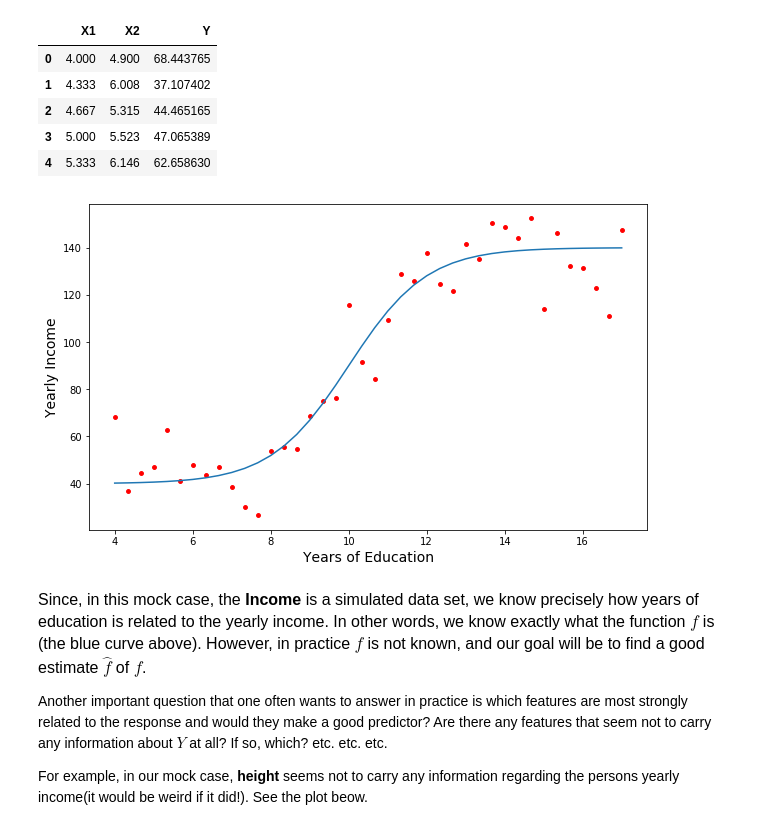
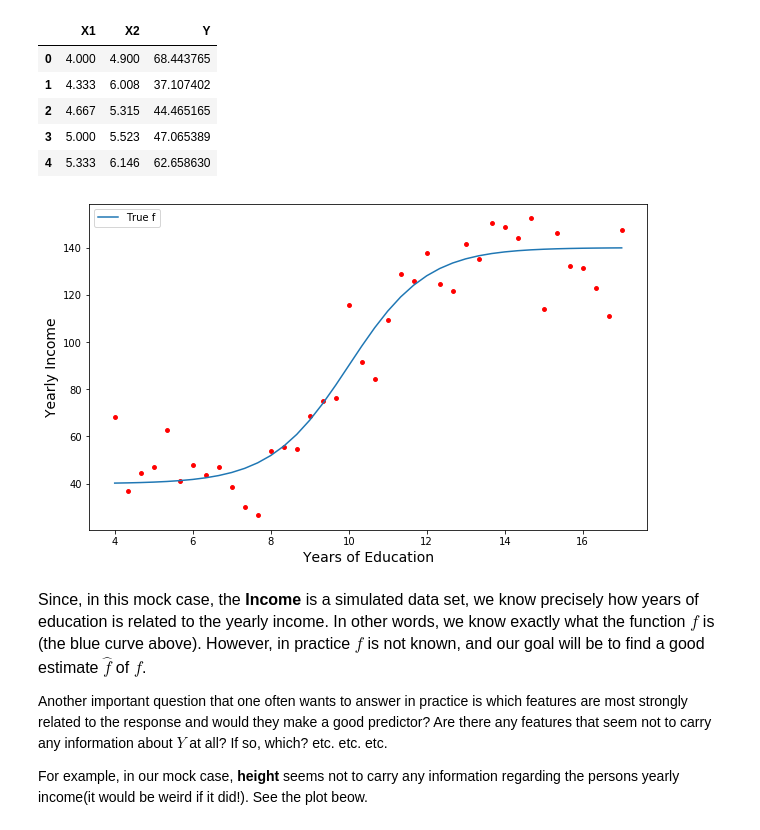
Before and after one commit to jkstarling/MA477-copy, a Jupyter notebook: MA477 - Theory and Applications of Data Science/Lessons/Lesson 1 - General Overview/Lesson 1 -- General Overview.ipynb, the cells around one changed output. Saved outputs shown, nothing was run; the diff lists cells and outputs as text; code cells hidden in the pictures.

```diff
--- a/MA477 - Theory and Applications of Data Science/Lessons/Lesson 1 - General Overview/Lesson 1 -- General Overview.ipynb
+++ b/MA477 - Theory and Applications of Data Science/Lessons/Lesson 1 - General Overview/Lesson 1 -- General Overview.ipynb
@@ -106,14 +106,14 @@ Suppose we are interested in
 
 <b>Remark:</b> Don't worry about the code for now.
 # %%
-x=np.linspace(4,17,40)
-y=100/(1+np.exp(-x+10))+40
-y_noise=np.random.normal(0,15,40)
-x2=np.linspace(4,6.7,40)
-np.random.shuffle(x2)
-y_out=y+y_noise
+# x=np.linspace(4,17,40)
+# y=100/(1+np.exp(-x+10))+40
+# y_noise=np.random.normal(0,15,40)
+# x2=np.linspace(4,6.7,40)
+# np.random.shuffle(x2)
+# y_out=y+y_noise
 # %%
-income=pd.DataFrame({"X1":x.round(3), 'X2':x2.round(3), 'Y':y_out})
+# income=pd.DataFrame({"X1":x.round(3), 'X2':x2.round(3), 'Y':y_out})
 # %%
 #This is what the information about the first 10 people look like
 income.head()
@@ -127,13 +127,13 @@ income.head()
 # %%
 plt.figure(figsize=(10,6))
 plt.scatter(income['X1'],income['Y'],edgecolor='red',c='red',s=15)
 plt.plot(x,y, label='True f')
 plt.xlabel("Years of Education",fontsize=14)
 plt.ylabel("Yearly Income",fontsize=14)
-#plt.legend()
+plt.legend(loc=2)
 plt.show()
 # %% [output]
-[figure, old version]
+[figure, new version]
 # %% [markdown]
 <font size='3'>Since, in this mock case, the <b>Income</b> is a simulated data set, we know precisely how years of education is related to the yearly income. In other words, we know exactly what the function $f$ is (the blue curve above). However,
 in practice $f$ is not known, and our goal will be to find a good estimate $\widehat f$ of $f$.</font>
```
Also changed, not shown: parts of 3 cells of this notebook.
